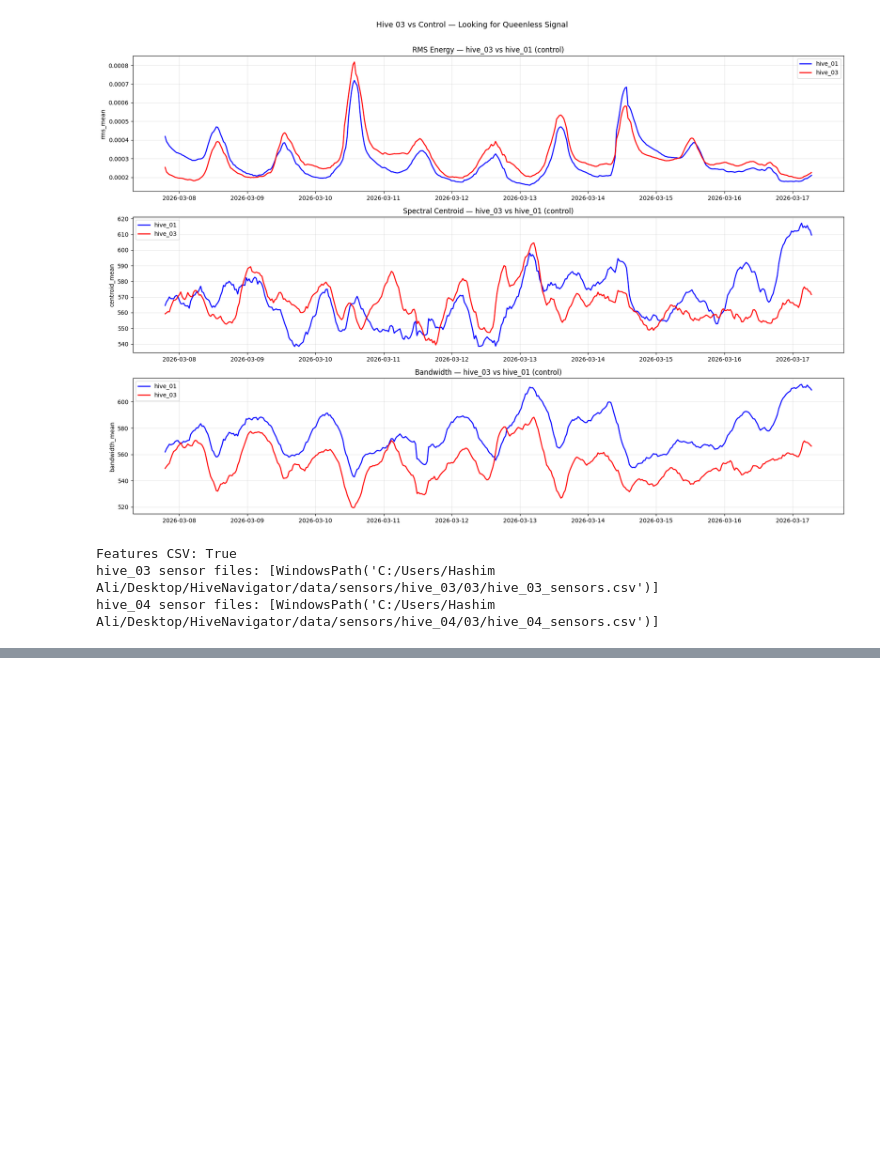
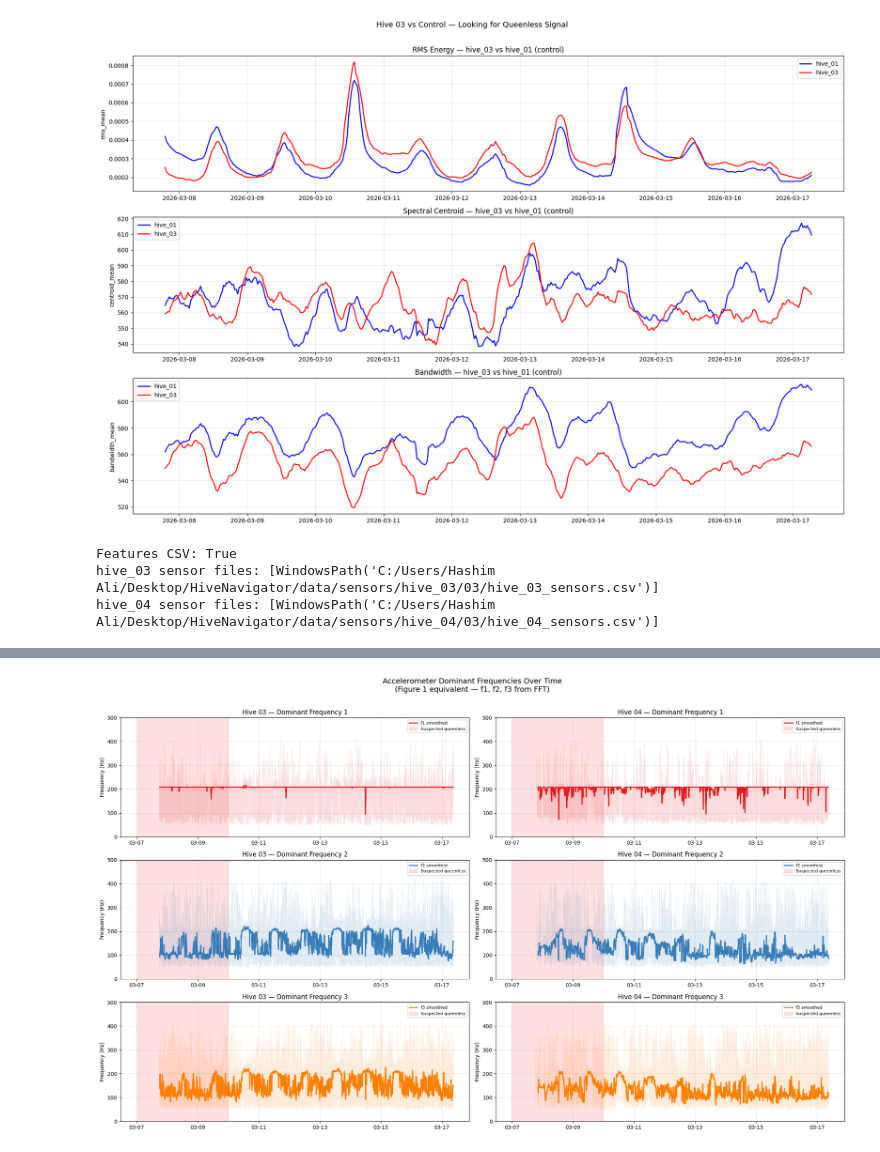
Before and after one commit to hashimminhas/hive-signal-analysis, a Jupyter notebook: notebooks/analysis.ipynb, the cells around one changed output, grey strips where cells are left out. Saved outputs shown, nothing was run; the diff lists cells and outputs as text; code cells hidden in the pictures; blank space fills up the shorter version.

```diff
--- a/notebooks/analysis.ipynb
+++ b/notebooks/analysis.ipynb
@@ -550,0 +572,46 @@ hive_04 sensor files: [WindowsPath('C:/Users/Hashim Ali/Desktop/HiveNavigator/da
+# %%
+import pandas as pd
+import matplotlib.pyplot as plt
+import matplotlib.dates as mdates
+from pathlib import Path
+
+# Load accelerometer data for both hives
+acc3 = pd.read_csv('../data/sensors/hive_03/03/hive_03_accel.csv',
+                   parse_dates=['timestamp'])
+acc4 = pd.read_csv('../data/sensors/hive_04/03/hive_04_accel.csv',
+                   parse_dates=['timestamp'])
+
+print(f"Hive 03: {len(acc3)} rows | {acc3['timestamp'].min()} → {acc3['timestamp'].max()}")
+print(f"Hive 04: {len(acc4)} rows | {acc4['timestamp'].min()} → {acc4['timestamp'].max()}")
+
+# ── Plot 1: f1, f2, f3 over time (like Figure 1 in task) ──────────────
+fig, axes = plt.subplots(3, 2, figsize=(20, 12))
+freq_cols = ['f1', 'f2', 'f3']
+titles    = ['Dominant Frequency 1', 'Dominant Frequency 2', 'Dominant Frequency 3']
+colors    = ['#e41a1c', '#377eb8', '#ff7f00']
+
+for i, (freq, title, color) in enumerate(zip(freq_cols, titles, colors)):
+    for col_idx, (acc, hive_name) in enumerate([(acc3, 'Hive 03'), (acc4, 'Hive 04')]):
+        ax = axes[i][col_idx]
+        # Rolling median to reduce noise
+        smoothed = acc[freq].rolling(30, center=True).median()
+        ax.plot(acc['timestamp'], acc[freq],
+                alpha=0.15, color=color, linewidth=0.5)
+        ax.plot(acc['timestamp'], smoothed,
+                color=color, linewidth=2.0, label=f'{freq} smoothed')
+        # Mark queenless window
+        ax.axvspan(pd.Timestamp('2026-03-07'), pd.Timestamp('2026-03-10'),
+                   alpha=0.12, color='red', label='Suspected queenless')
+        ax.set_title(f'{hive_name} — {title}')
+        ax.set_ylabel('Frequency (Hz)')
+        ax.set_ylim(0, 500)
+        ax.legend(loc='upper right', fontsize=8)
+        ax.grid(True, alpha=0.3)
+        ax.xaxis.set_major_formatter(mdates.DateFormatter('%m-%d'))
+
+plt.suptitle('Accelerometer Dominant Frequencies Over Time\n(Figure 1 equivalent — f1, f2, f3 from FFT)',
+             fontsize=14, y=1.01)
+plt.tight_layout()
+plt.savefig('../report/accelerometer_frequencies.png', dpi=150, bbox_inches='tight')
+plt.show()
+# %% [output]
@@ -550,0 +620 @@ hive_04 sensor files: [WindowsPath('C:/Users/Hashim Ali/Desktop/HiveNavigator/da
+[figure, added]
```
Also changed, not shown: parts of 5 cells of this notebook, 4 other files.
